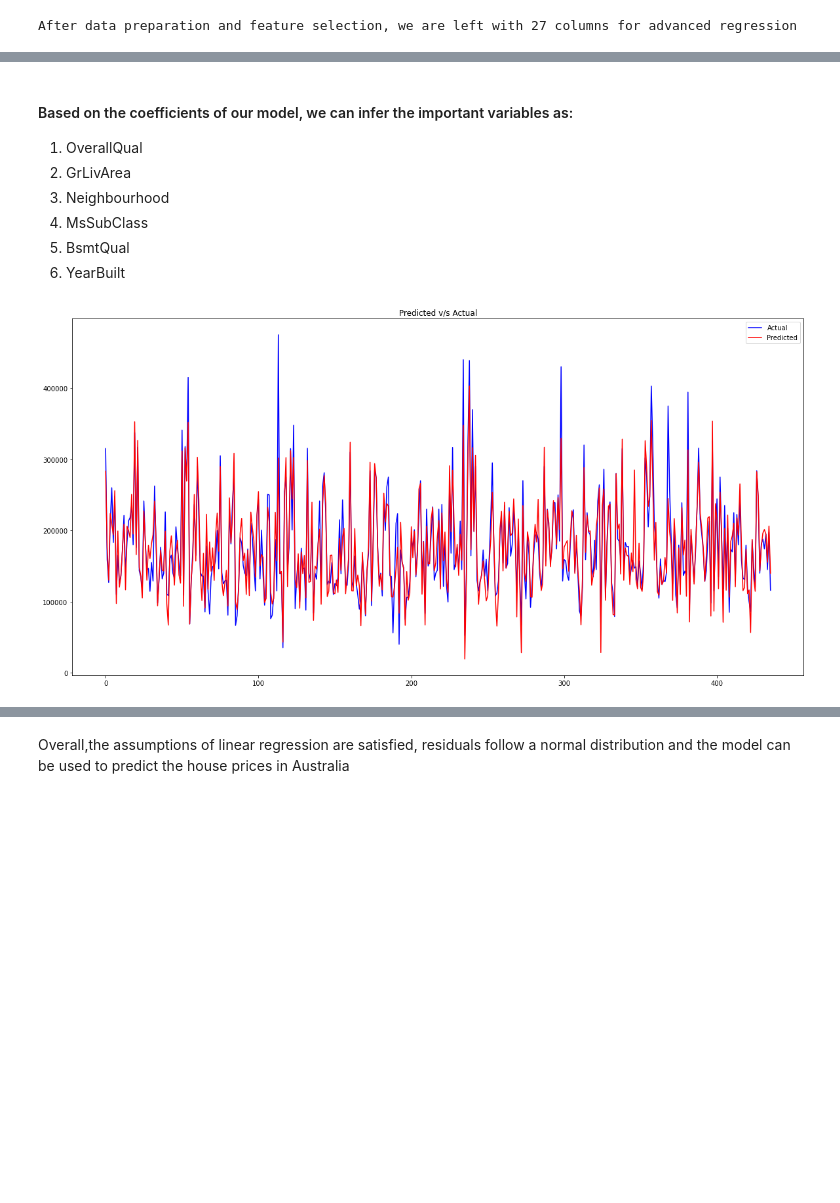
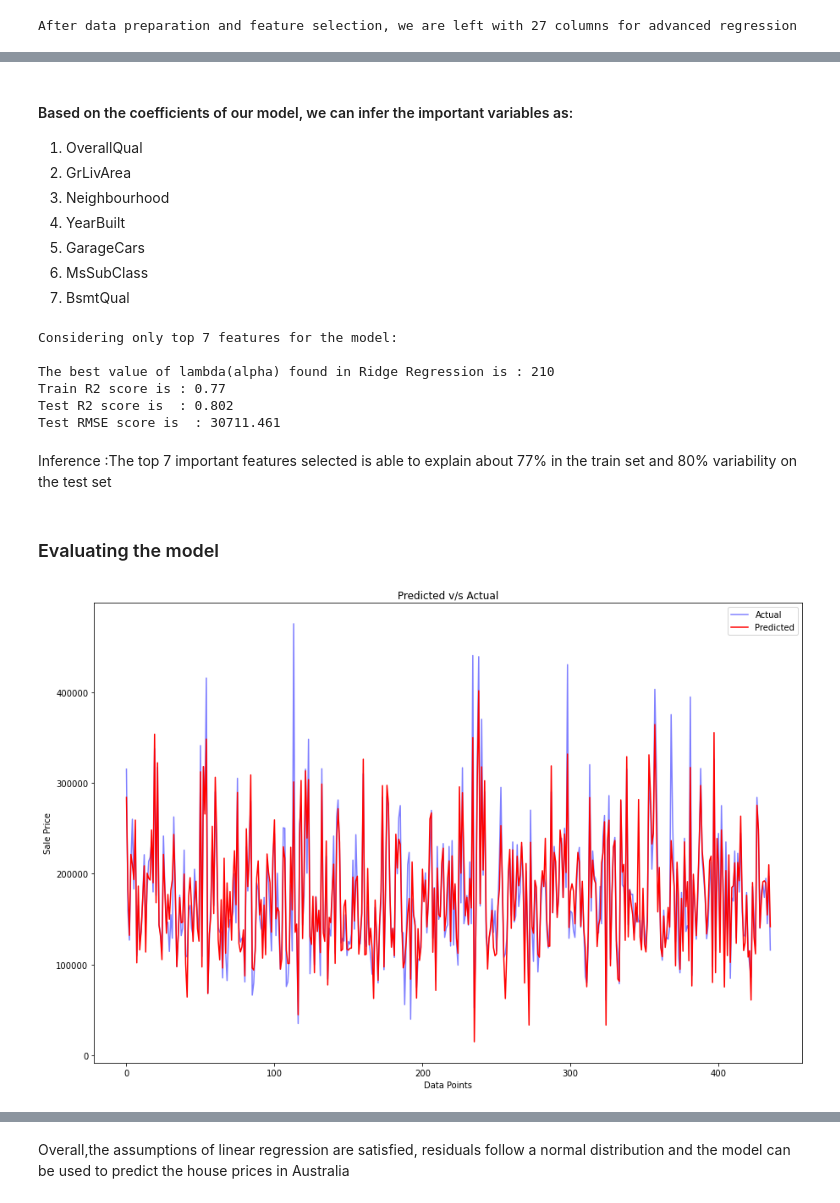
Before and after one commit to karthickchetti/HousingPricePrediction, a Jupyter notebook: Advanced_Regression.ipynb, the cells around one changed output, grey strips where cells are left out. Drawn from its saved outputs; the diff is of its cells as text; code cells hidden in the pictures; blank space fills up the shorter version.

```diff
--- a/Advanced_Regression.ipynb
+++ b/Advanced_Regression.ipynb
@@ -196,7 +196,8 @@ Total numeric features 32
 [figure]
 # %%
 #Removing columns with improper distribution in box plots(lots of outliers and no Iqr)
-impr_dist_cols=["BsmtHalfBath","MiscVal","PoolArea","KitchenAbvGr","BsmtHalfBath"]
+#These columns have lot of values which are equal and doesn't help in prediction of sale price
+impr_dist_cols=["BsmtHalfBath","MiscVal","PoolArea","KitchenAbvGr","EnclosedPorch","3SsnPorch"]
 data.drop(columns=impr_dist_cols,inplace=True)
 num_cols=list(set(num_cols)-set(impr_dist_cols))
 # %%
@@ -253,5 +251,0 @@ Features which show a similar SalePrice or low variation in sale price and have
-# %%
-#Removing features based on data imbalance and low variation of SalePrice
-low_var_cat=["Condition1","BsmtFinType1","LotConfig"]
-data.drop(columns=low_var_cat,inplace=True)
-cat_cols=list(set(cat_cols)-set(low_var_cat))
@@ -374,7 +381,7 @@ Covariance Type:            nonrobust
 # %% [markdown]
 Exterior features might be correlated leading to high VIF, hence removing features leading to multi-collinearity and have high p-values also and based on understanding from data dictionary
 # %%
-X_train.drop(["ExterQual_TA","ExterQual_Gd","Exterior1st_VinylSd","Exterior2nd_VinylSd","ExterCond_Fa","ExterCond_TA","ExterCond_Gd"],axis=1,inplace=True)
+X_train.drop(["Exterior1st_CemntBd","Exterior2nd_CmentBd","Exterior1st_VinylSd","Exterior2nd_VinylSd","ExterCond_Fa","ExterCond_TA","ExterCond_Gd"],axis=1,inplace=True)
 lr=linear_regression_feature(X_train,y_train)
 # %% [output]
                             OLS Regression Results
@@ -514,7 +522,28 @@ MSSubClass_160               -7699.809733        -8846.438819
 1. OverallQual
 2. GrLivArea
 3. Neighbourhood
-4. MsSubClass
-5. BsmtQual
-6. YearBuilt
+4. YearBuilt
+5. GarageCars
+6. MsSubClass
+7. BsmtQual
+# %%
+#Ridge Regression - Based on Top 7 important features
+best_features=["OverallQual","GrLivArea","Neighborhood_NridgHt","YearBuilt","GarageCars","MSSubClass_160","BsmtQual_Gd"]
+parameters = {'alpha':list(range(0,1000,10))}
+model_best7 = Ridge(random_state=42)
+Ridge_reg_best7= GridSearchCV(model, parameters, scoring='r2',cv=5)
+Ridge_reg_best7.fit(X_train[best_features],y_train)
+print("Considering only top 7 features for the model:\n")
+report_metrics(Ridge_reg_best7,X_test[best_features],y_test,"Ridge")
+# %% [output]
+Considering only top 7 features for the model:
+
+The best value of lambda(alpha) found in Ridge Regression is : 210
+Train R2 score is : 0.77
+Test R2 score is  : 0.802
+Test RMSE score is  : 30711.461
+# %% [markdown]
+Inference :The top 7 important features selected is able to explain about 77% in the train set and 80% variability on the test set
+# %% [markdown]
+### Evaluating the model
 # %%
@@ -522,11 +552,13 @@ y_pred_test=Ridge_reg.predict(X_test)
 # %%
 #Checking the predictions
 x_vals=[i for i in range(len(y_test))]
-plt.figure(figsize=(20,10))
-plt.plot(x_vals,y_test,color='blue',label="Actual")
+plt.figure(figsize=(15,10))
+plt.plot(x_vals,y_test,color='blue',label="Actual",alpha=0.5)
 plt.plot(x_vals,y_pred_test,color='red',label="Predicted")
 plt.legend()
+plt.xlabel("Data Points")
+plt.ylabel("Sale Price")
 plt.title("Predicted v/s Actual")
 plt.show()
 # %% [output]
-[figure, old version]
+[figure, new version]
```
Also changed, not shown: parts of 41 cells of this notebook.
